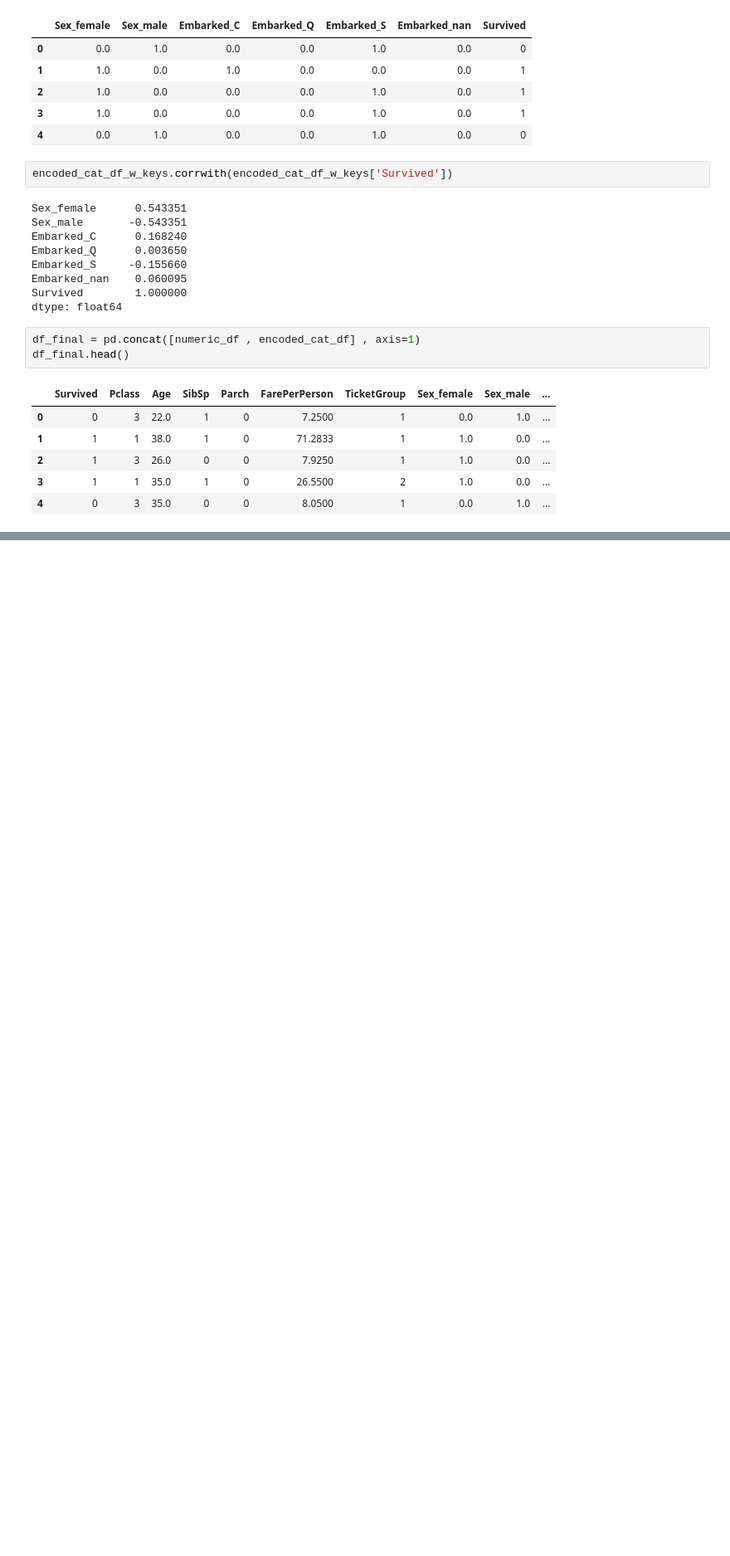
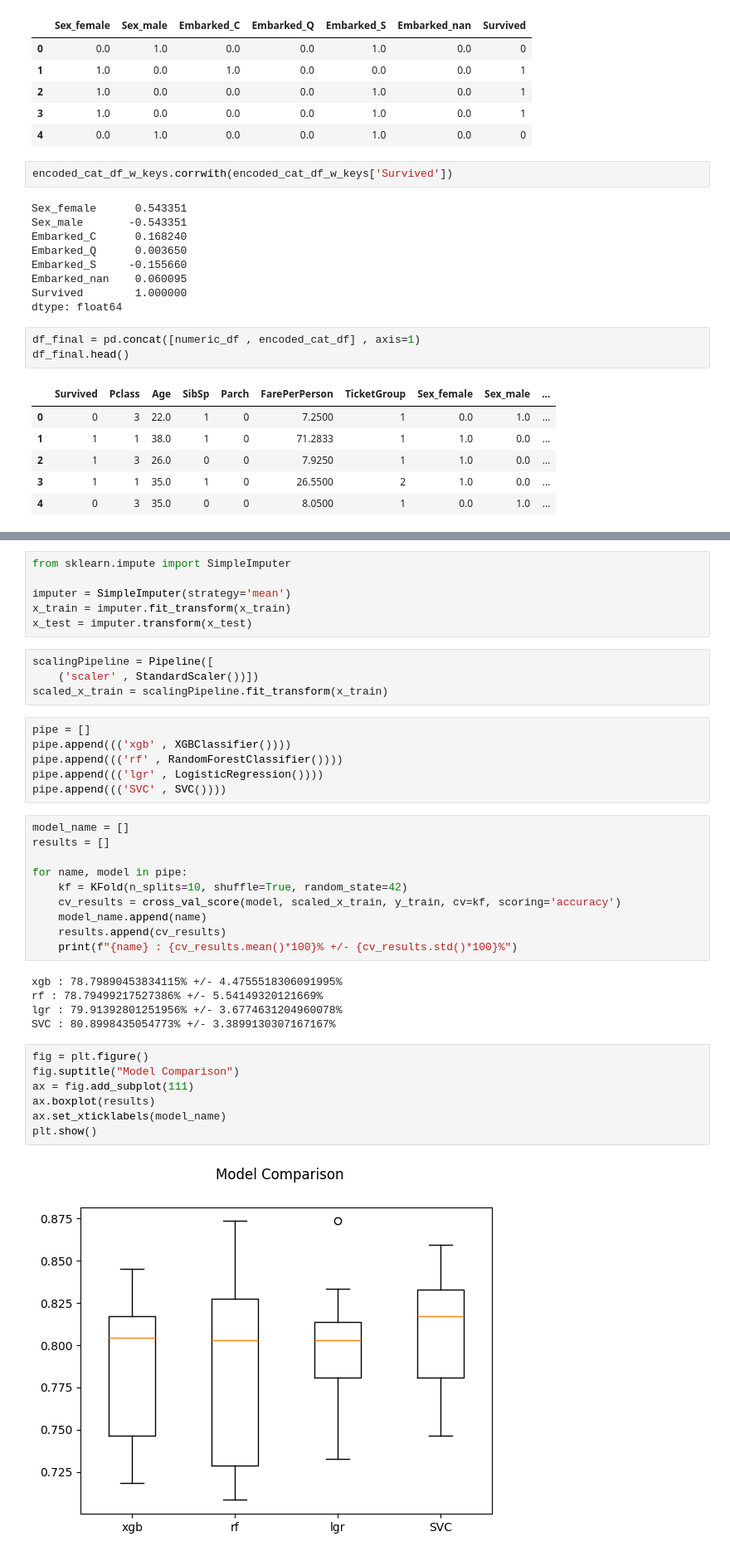
Before and after one commit to Tru735/MLwinterARC25, a Jupyter notebook: week1/Project2titanicDataset/titanicPrdxn.ipynb, the cells around one changed output, grey strips where cells are left out. Shown at 83% size. Drawn from its saved outputs; the diff is of its cells as text; blank space fills up the shorter version.

```diff
--- a/week1/Project2titanicDataset/titanicPrdxn.ipynb
+++ b/week1/Project2titanicDataset/titanicPrdxn.ipynb
@@ -197,0 +232,40 @@ df_final.head()
+# %%
+from sklearn.impute import SimpleImputer
+
+imputer = SimpleImputer(strategy='mean')
+x_train = imputer.fit_transform(x_train)
+x_test = imputer.transform(x_test)
+# %%
+scalingPipeline = Pipeline([
+    ('scaler' , StandardScaler())])
+scaled_x_train = scalingPipeline.fit_transform(x_train)
+# %%
+pipe = []
+pipe.append((('xgb' , XGBClassifier())))
+pipe.append((('rf' , RandomForestClassifier())))
+pipe.append((('lgr' , LogisticRegression())))
+pipe.append((('SVC' , SVC())))
+# %%
+model_name = []
+results = []
+
+for name, model in pipe:
+    kf = KFold(n_splits=10, shuffle=True, random_state=42)
+    cv_results = cross_val_score(model, scaled_x_train, y_train, cv=kf, scoring='accuracy')
+    model_name.append(name)
+    results.append(cv_results)
+    print(f"{name} : {cv_results.mean()*100}% +/- {cv_results.std()*100}%")
+# %% [output]
+xgb : 78.79890453834115% +/- 4.4755518306091995%
+rf : 78.79499217527386% +/- 5.54149320121669%
+lgr : 79.91392801251956% +/- 3.6774631204960078%
+SVC : 80.8998435054773% +/- 3.3899130307167167%
+# %%
+fig = plt.figure()
+fig.suptitle("Model Comparison")
+ax = fig.add_subplot(111)
+ax.boxplot(results)
+ax.set_xticklabels(model_name)
+plt.show()
+# %% [output]
+[figure, added]
```
Also changed, not shown: parts of 3 cells of this notebook.
